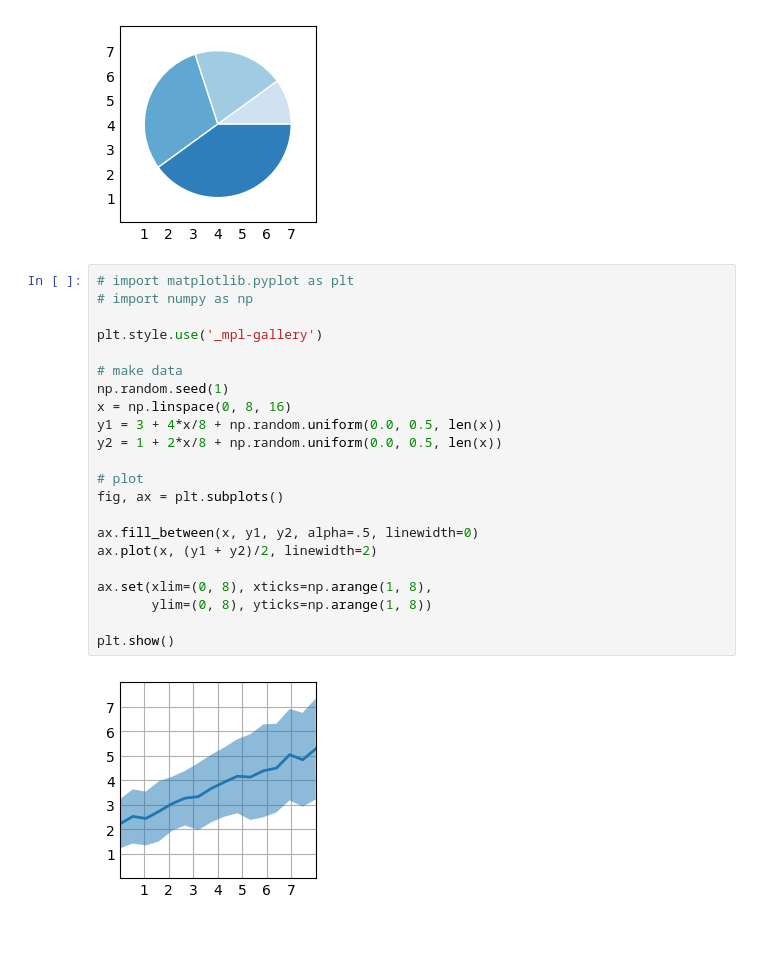
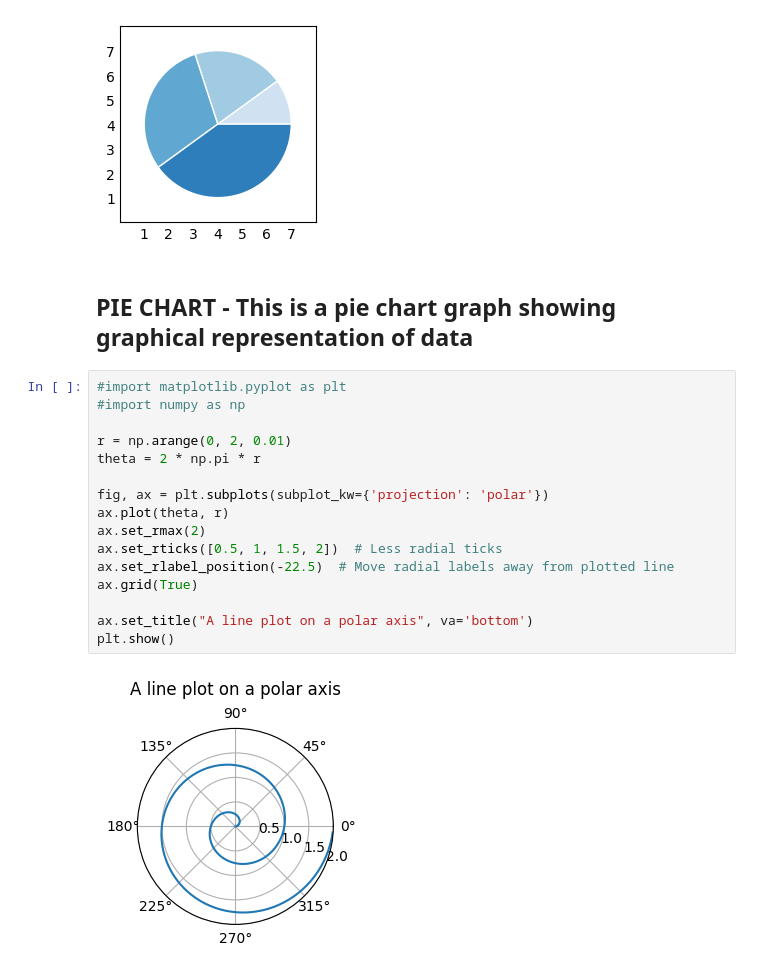
Before and after one commit to Yeks20/CSCN8010-labs, a Jupyter notebook: matplotlib.ipynb, the cells around one changed output. Saved outputs shown, nothing was run; the diff lists cells and outputs as text; blank space fills up the shorter version.

```diff
--- a/matplotlib.ipynb
+++ b/matplotlib.ipynb
@@ -23,27 +23,23 @@ ax.set(xlim=(0, 8), xticks=np.arange(1, 8),
 plt.show()
 # %% [output]
 [figure]
-# %%
-# import matplotlib.pyplot as plt
-# import numpy as np
-
-plt.style.use('_mpl-gallery')
-
-# make data
-np.random.seed(1)
-x = np.linspace(0, 8, 16)
-y1 = 3 + 4*x/8 + np.random.uniform(0.0, 0.5, len(x))
-y2 = 1 + 2*x/8 + np.random.uniform(0.0, 0.5, len(x))
-
-# plot
-fig, ax = plt.subplots()
-
-ax.fill_between(x, y1, y2, alpha=.5, linewidth=0)
-ax.plot(x, (y1 + y2)/2, linewidth=2)
-
-ax.set(xlim=(0, 8), xticks=np.arange(1, 8),
-       ylim=(0, 8), yticks=np.arange(1, 8))
-
-plt.show()
-# %% [output]
-[figure, removed]
+# %% [markdown]
+## PIE CHART - This is a pie chart graph showing graphical representation of data
+# %%
+#import matplotlib.pyplot as plt
+#import numpy as np
+
+r = np.arange(0, 2, 0.01)
+theta = 2 * np.pi * r
+
+fig, ax = plt.subplots(subplot_kw={'projection': 'polar'})
+ax.plot(theta, r)
+ax.set_rmax(2)
+ax.set_rticks([0.5, 1, 1.5, 2])  # Less radial ticks
+ax.set_rlabel_position(-22.5)  # Move radial labels away from plotted line
+ax.grid(True)
+
+ax.set_title("A line plot on a polar axis", va='bottom')
+plt.show()
+# %% [output]
+[figure, added]
```
Also changed, not shown: parts of 4 cells of this notebook, 1 other file.
